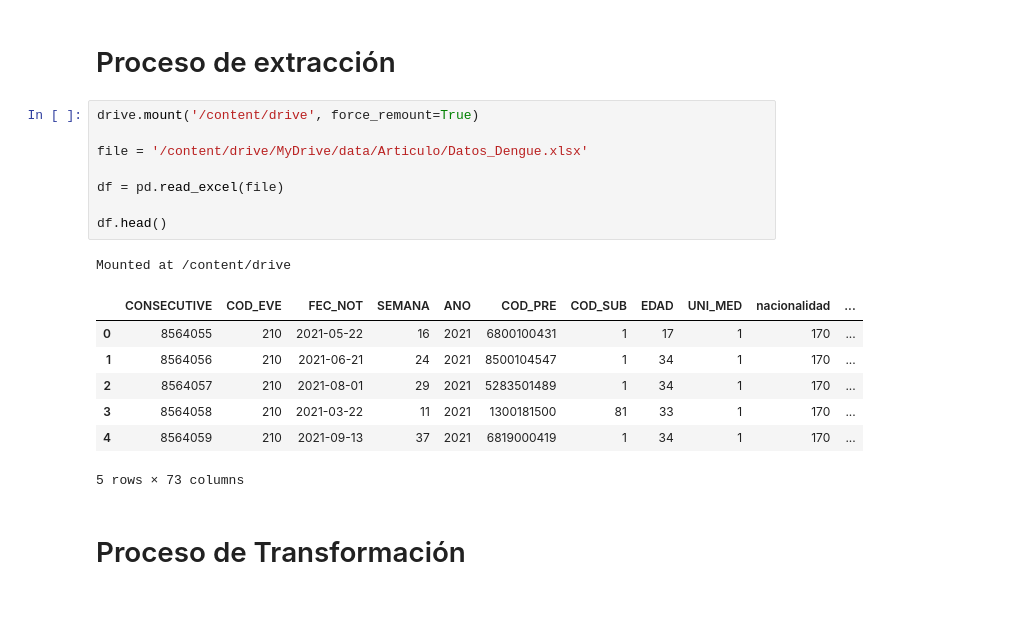
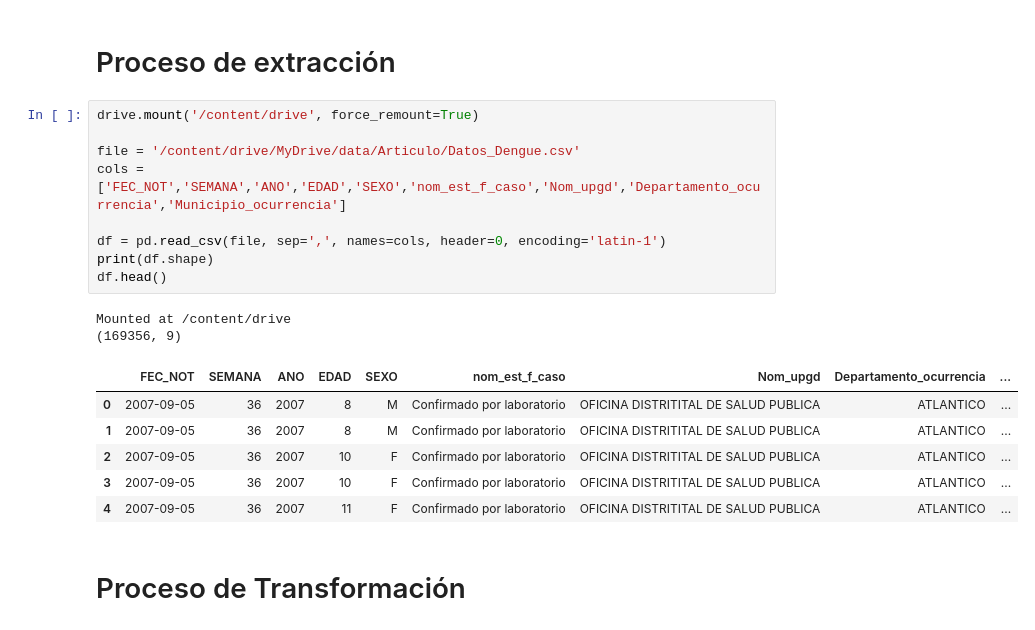
Before and after one commit to MarcoSuarezECCI/SeminarioBigData, a Jupyter notebook: AI_ETL.ipynb, the cells around one changed output. Drawn from its saved outputs; the diff is of its cells as text.

```diff
--- a/AI_ETL.ipynb
+++ b/AI_ETL.ipynb
@@ -14,20 +14,21 @@ from google.colab import drive
 # %%
 drive.mount('/content/drive', force_remount=True)
 
-file = '/content/drive/MyDrive/data/Articulo/Datos_Dengue.xlsx'
+file = '/content/drive/MyDrive/data/Articulo/Datos_Dengue.csv'
+cols = ['FEC_NOT','SEMANA','ANO','EDAD','SEXO','nom_est_f_caso','Nom_upgd','Departamento_ocurrencia','Municipio_ocurrencia']
 
-df = pd.read_excel(file)
-
+df = pd.read_csv(file, sep=',', names=cols, header=0, encoding='latin-1')
+print(df.shape)
 df.head()
 # %% [output]
 Mounted at /content/drive
+(169356, 9)
-|  | CONSECUTIVE | COD_EVE | FEC_NOT | SEMANA | ANO | COD_PRE | COD_SUB | EDAD | UNI_MED | nacionalidad | ... |
-| 0 | 8564055 | 210 | 2021-05-22 | 16 | 2021 | 6800100431 | 1 | 17 | 1 | 170 | ... |
-| 1 | 8564056 | 210 | 2021-06-21 | 24 | 2021 | 8500104547 | 1 | 34 | 1 | 170 | ... |
-| 2 | 8564057 | 210 | 2021-08-01 | 29 | 2021 | 5283501489 | 1 | 34 | 1 | 170 | ... |
-| 3 | 8564058 | 210 | 2021-03-22 | 11 | 2021 | 1300181500 | 81 | 33 | 1 | 170 | ... |
-| 4 | 8564059 | 210 | 2021-09-13 | 37 | 2021 | 6819000419 | 1 | 34 | 1 | 170 | ... |
+|  | FEC_NOT | SEMANA | ANO | EDAD | SEXO | nom_est_f_caso | Nom_upgd | Departamento_ocurrencia | ... |
+| 0 | 2007-09-05 | 36 | 2007 | 8 | M | Confirmado por laboratorio | OFICINA DISTRITITAL DE SALUD PUBLICA | ATLANTICO | ... |
+| 1 | 2007-09-05 | 36 | 2007 | 8 | M | Confirmado por laboratorio | OFICINA DISTRITITAL DE SALUD PUBLICA | ATLANTICO | ... |
+| 2 | 2007-09-05 | 36 | 2007 | 10 | F | Confirmado por laboratorio | OFICINA DISTRITITAL DE SALUD PUBLICA | ATLANTICO | ... |
+| 3 | 2007-09-05 | 36 | 2007 | 10 | F | Confirmado por laboratorio | OFICINA DISTRITITAL DE SALUD PUBLICA | ATLANTICO | ... |
+| 4 | 2007-09-05 | 36 | 2007 | 11 | F | Confirmado por laboratorio | OFICINA DISTRITITAL DE SALUD PUBLICA | ATLANTICO | ... |
-5 rows × 73 columns
 # %% [markdown]
 # Proceso de Transformación
 # %% [markdown]
```
Also changed, not shown: parts of 8 cells of this notebook.
